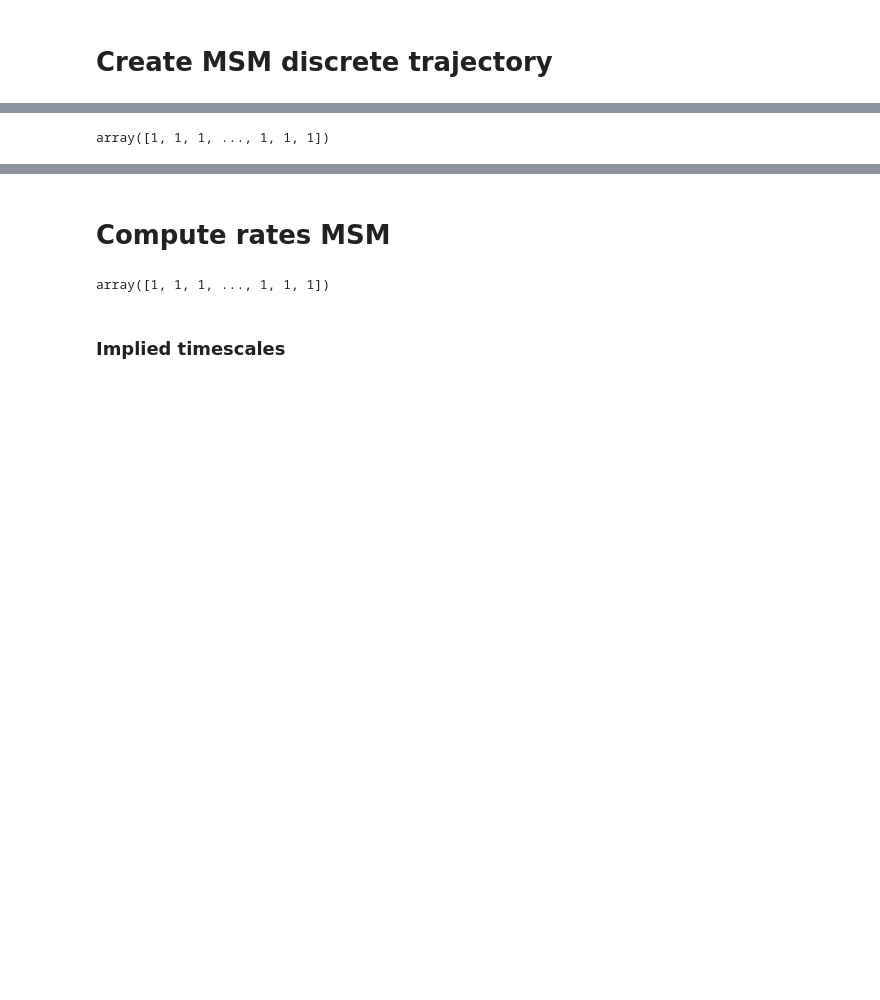
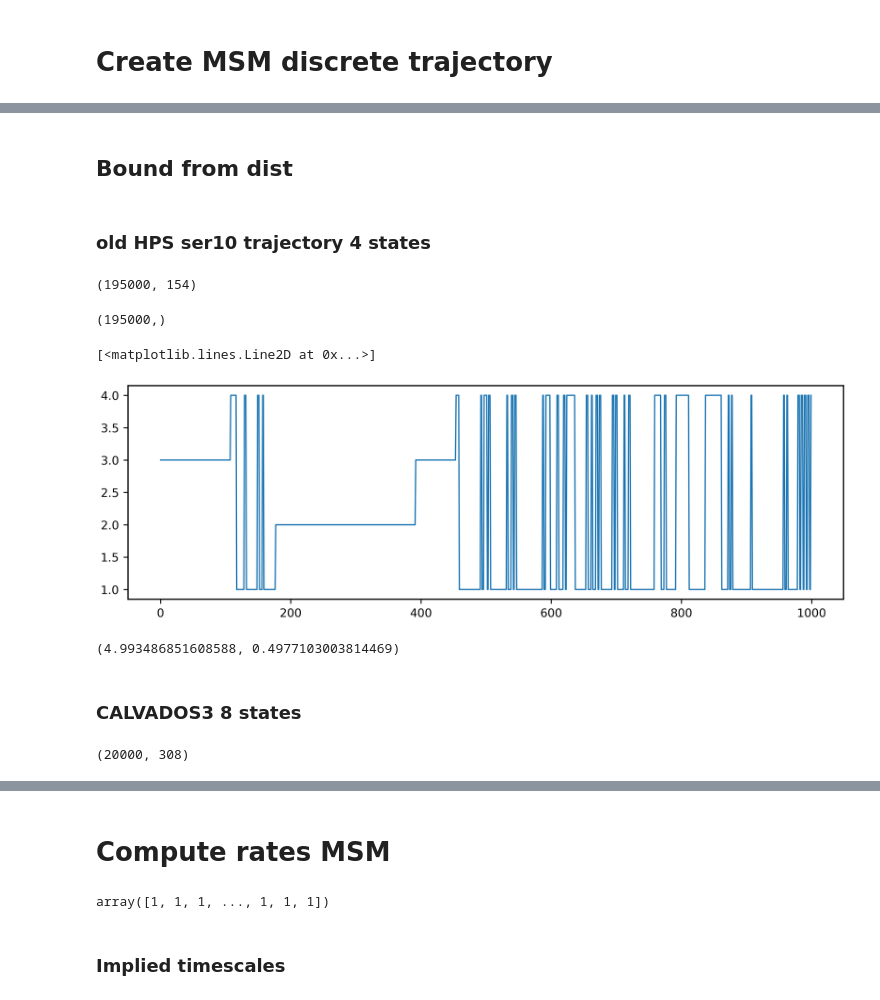
Before and after one commit to ezippo/HPA, a Jupyter notebook: msm_delta_mu.ipynb, the cells around one changed output, grey strips where cells are left out. Saved outputs shown, nothing was run; the diff lists cells and outputs as text; code cells hidden in the pictures; blank space fills up the shorter version.

```diff
--- a/msm_delta_mu.ipynb
+++ b/msm_delta_mu.ipynb
@@ -22,6 +22,8 @@ import hpa.plots
 plt.style.use('/localscratch/zippoema/md_plots/corr_plot.mplstyle')
 # %%
 path = '/localscratch/zippoema/project_ness/simulations/ness_1-ck1d_1-pp3/sim_ser19_dmu-5_0_1-tdp43-2pser_1-ck1d-open_1-pp3/'
+path_an = '/localscratch/zippoema/project_ness/analysis/sim_ser19_dmu-5_0_1-tdp43-2pser_1-ck1d-open_1-pp3/'
+path_old = '/media/zippoema/Elements/zippo_phd_data/project_hps_phospho_tdp43_natcomm/simple-ness/simulations/'
 # %% [markdown]
 # Create MSM discrete trajectory
 # %%
@@ -45,0 +37,23 @@ plt.plot(states[500:], color='tab:blue')
+# %% [markdown]
+## Bound from dist
+# %% [markdown]
+### old HPS ser10 trajectory 4 states
+# %%
+d_old = np.loadtxt(path_old+f'sim_ser10/sim-ser10_mu-5_ck1d-rigid_tdp43_dist.txt')
+d_old.shape
+# %% [output]
+(195000, 154)
+# %%
+bound_bool_old = hpa.msm.boundtraj_with_dist_criterion(d_old, min_dist=3., max_dist=8, therm=0, end_time=None, save=None)
+phospho_traj_old = np.loadtxt(path_old+f'sim_ser10/sim-ser10_mu-5_ck1d-rigid_tdp43_phosphotraj.txt').astype(bool)
+phospho_traj_old.shape
+# %% [output]
+(195000,)
+# %%
+states_old = hpa.msm.create_states_trajectory(bound_bool_old, phospho_traj_old, save=None)
+# %%
+plt.figure(figsize=(10,3))
+plt.plot(states_old[:1000], color='tab:blue')
+# %% [output]
+[<matplotlib.lines.Line2D at 0x...>]
+[figure, added]
@@ -45,0 +63,6 @@ plt.plot(states[500:], color='tab:blue')
+# %%
+dmu_old, sigma_dmu_old
+# %% [output]
+(4.993486851608588, 0.4977103003814469)
+# %% [markdown]
+### CALVADOS3 8 states
@@ -46,4 +71,5 @@ plt.plot(states[500:], color='tab:blue')
 # %%
-states
+d = np.loadtxt(path+f'sim{s}_ser19_dmu-5_0_1-tdp43-2pser_com-ck1d-open_com-pp3_CAL3_dist.txt')
+d.shape
 # %% [output]
-array([1, 1, 1, ..., 1, 1, 1])
+(20000, 308)
```
Also changed, not shown: parts of 18 cells of this notebook, 4 other files.
